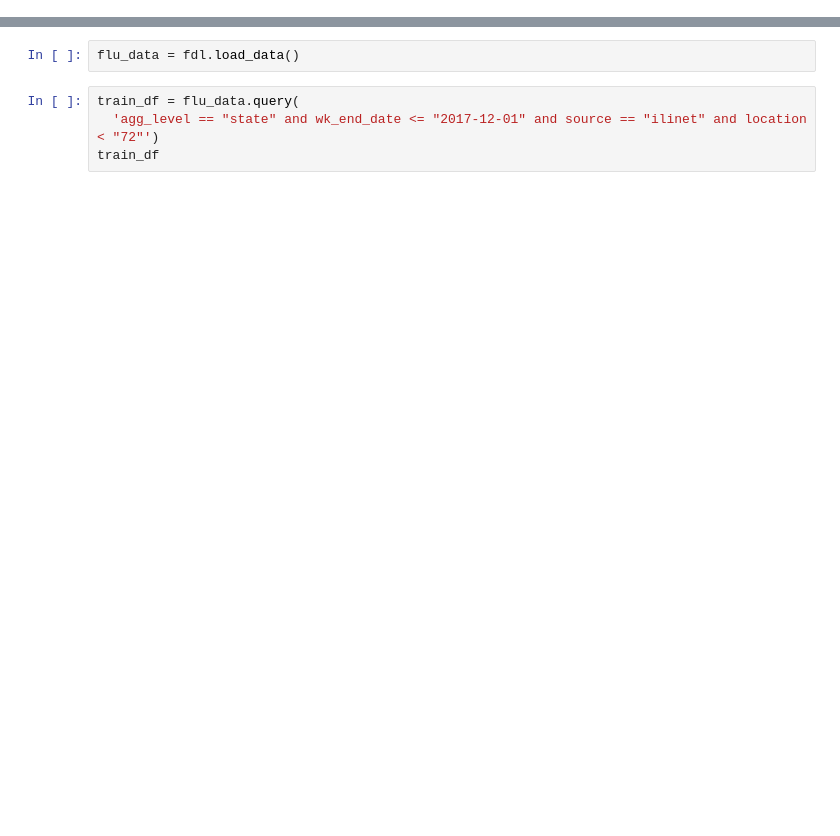
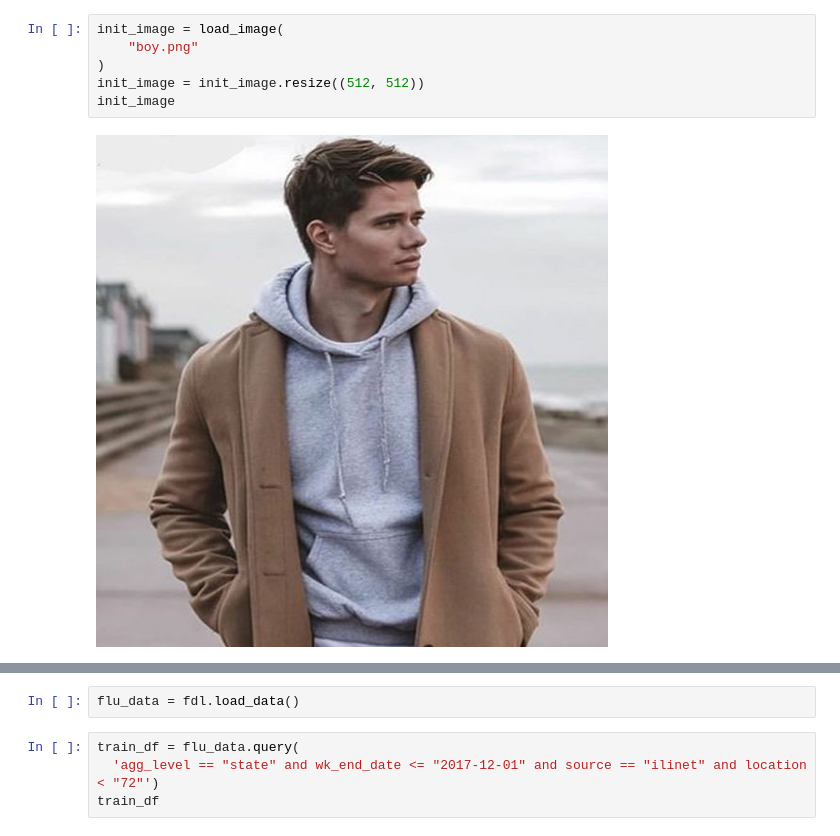
Before and after one commit to reichlab/flusion, a Jupyter notebook: code/outpaint/outpaint.ipynb, the cells around one changed output, grey strips where cells are left out. Drawn from its saved outputs; the diff is of its cells as text; blank space fills up the shorter version.

```diff
--- a/code/outpaint/outpaint.ipynb
+++ b/code/outpaint/outpaint.ipynb
@@ -7,0 +8,8 @@ Error:
+# %%
+init_image = load_image(
+    "boy.png"
+)
+init_image = init_image.resize((512, 512))
+init_image
+# %% [output]
+[figure, added]
```
Also changed, not shown: parts of 22 cells of this notebook, 1 other file.
